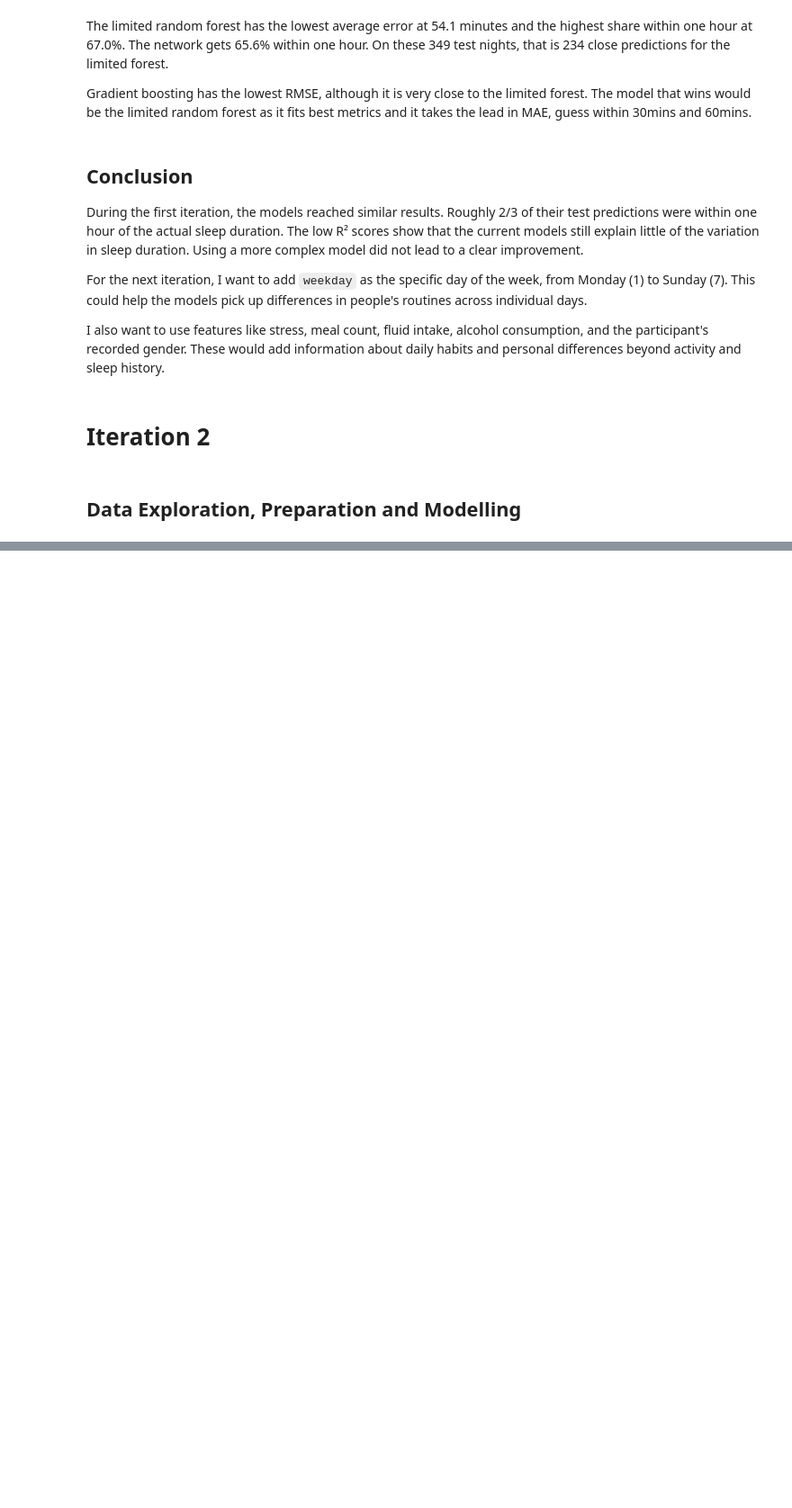
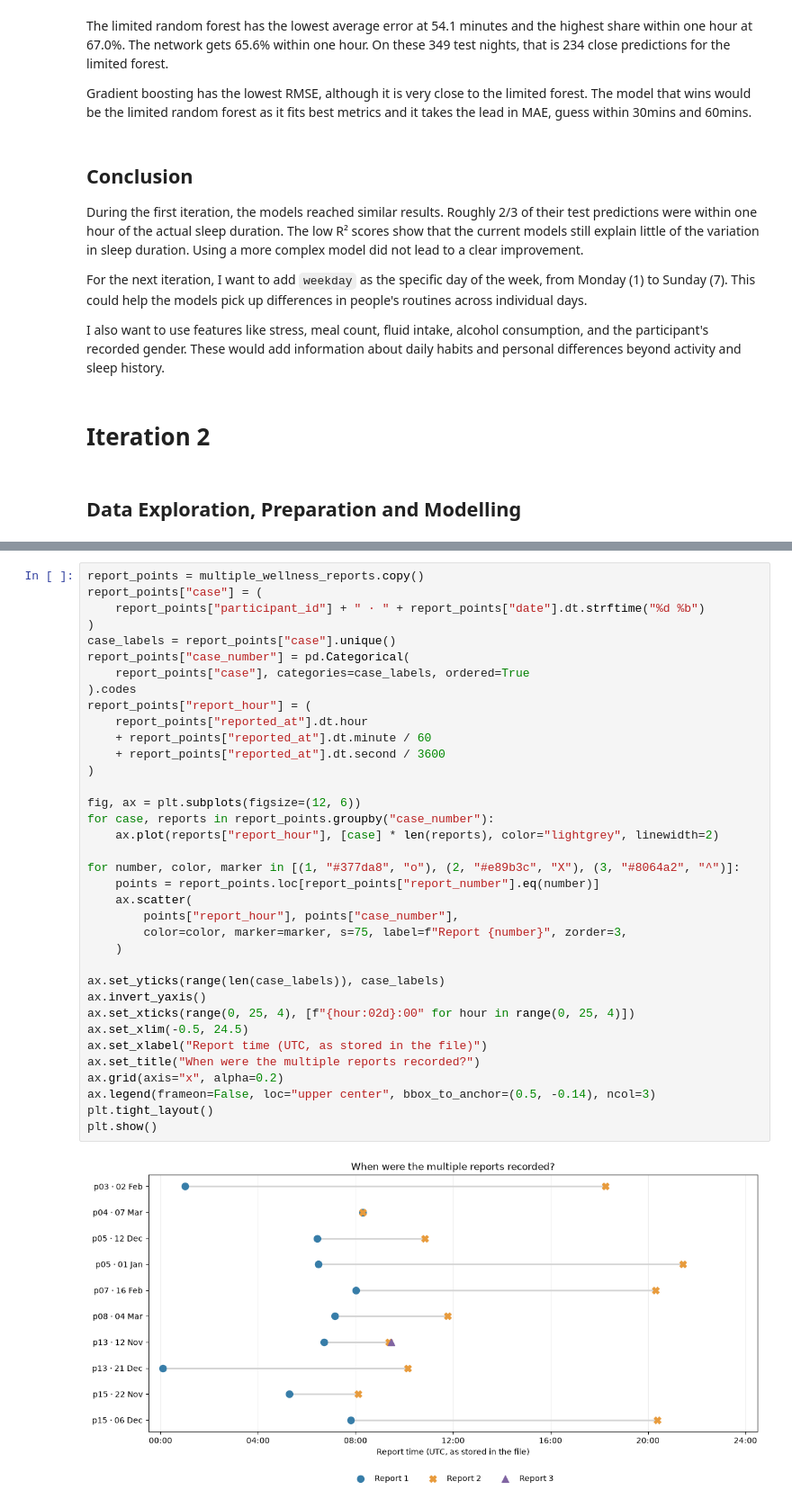
Before and after one commit to krasennnn/sleep-predictor, a Jupyter notebook: 01_explore_and_prepare_data.ipynb, the cells around one changed output, grey strips where cells are left out. Shown at 90% size. Saved outputs shown, nothing was run; the diff lists cells and outputs as text; blank space fills up the shorter version.

```diff
--- a/01_explore_and_prepare_data.ipynb
+++ b/01_explore_and_prepare_data.ipynb
@@ -1757,0 +2007,38 @@ I also want to use features like stress, meal count, fluid intake, alcohol consu
+# %%
+report_points = multiple_wellness_reports.copy()
+report_points["case"] = (
+    report_points["participant_id"] + " · " + report_points["date"].dt.strftime("%d %b")
+)
+case_labels = report_points["case"].unique()
+report_points["case_number"] = pd.Categorical(
+    report_points["case"], categories=case_labels, ordered=True
+).codes
+report_points["report_hour"] = (
+    report_points["reported_at"].dt.hour
+    + report_points["reported_at"].dt.minute / 60
+    + report_points["reported_at"].dt.second / 3600
+)
+
+fig, ax = plt.subplots(figsize=(12, 6))
+for case, reports in report_points.groupby("case_number"):
+    ax.plot(reports["report_hour"], [case] * len(reports), color="lightgrey", linewidth=2)
+
+for number, color, marker in [(1, "#377da8", "o"), (2, "#e89b3c", "X"), (3, "#8064a2", "^")]:
+    points = report_points.loc[report_points["report_number"].eq(number)]
+    ax.scatter(
+        points["report_hour"], points["case_number"],
+        color=color, marker=marker, s=75, label=f"Report {number}", zorder=3,
+    )
+
+ax.set_yticks(range(len(case_labels)), case_labels)
+ax.invert_yaxis()
+ax.set_xticks(range(0, 25, 4), [f"{hour:02d}:00" for hour in range(0, 25, 4)])
+ax.set_xlim(-0.5, 24.5)
+ax.set_xlabel("Report time (UTC, as stored in the file)")
+ax.set_title("When were the multiple reports recorded?")
+ax.grid(axis="x", alpha=0.2)
+ax.legend(frameon=False, loc="upper center", bbox_to_anchor=(0.5, -0.14), ncol=3)
+plt.tight_layout()
+plt.show()
+# %% [output]
+[figure, added]
```
Also changed, not shown: parts of 30 cells of this notebook.
